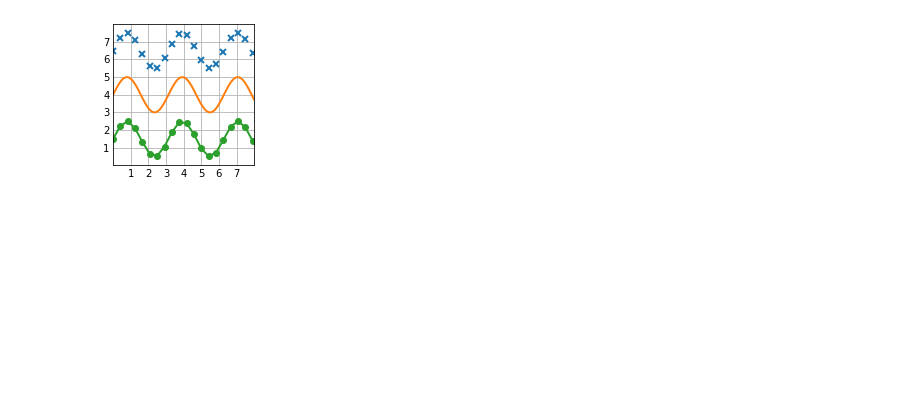
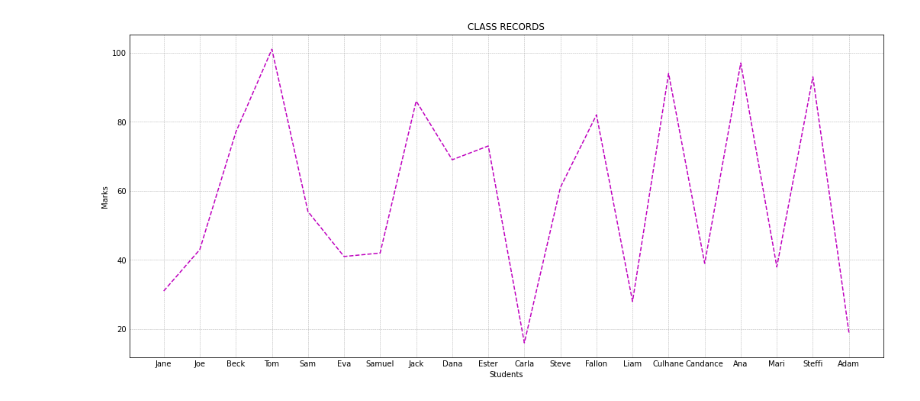
Before and after one commit to garudareddy-ai/DS_GitHub, a Jupyter notebook: 1_Core_Python/Misc.ipynb, the cells around one changed output. Cells and saved outputs as stored; diff of their text form; code cells hidden in the pictures; blank space fills up the shorter version.

```diff
--- a/1_Core_Python/Misc.ipynb
+++ b/1_Core_Python/Misc.ipynb
@@ -1,26 +1,22 @@
 # %%
 import matplotlib.pyplot as plt
-import numpy as np
+import random as random
 
-# plt.style.use('_mpl-gallery')
-
-# make data
-x = np.linspace(0, 10, 100)
-y = 4 + 1 * np.sin(2 * x)
-x2 = np.linspace(0, 10, 25)
-y2 = 4 + 1 * np.sin(2 * x2)
-
-# plot
-fig, ax = plt.subplots()
-
-ax.plot(x2, y2 + 2.5, 'x', markeredgewidth=2)
-ax.plot(x, y, linewidth=2.0)
-ax.plot(x2, y2 - 2.5, 'o-', linewidth=2)
-
-ax.set(xlim=(0, 8), xticks=np.arange(1, 8),
-       ylim=(0, 8), yticks=np.arange(1, 8))
-
+students = ["Jane", "Joe", "Beck", "Tom",
+            "Sam", "Eva", "Samuel", "Jack",
+            "Dana", "Ester", "Carla", "Steve",
+            "Fallon", "Liam", "Culhane", "Candance",
+            "Ana", "Mari", "Steffi", "Adam"]
+marks = []
+for i in range(0, len(students)):
+    marks.append(random.randint(0, 101))
+plt.figure(figsize=(14, 6))
+plt.xlabel("Students")
+plt.ylabel("Marks")
+plt.title("CLASS RECORDS")
+plt.plot(students, marks, 'm--')
+plt.grid(True, which='both', linestyle='--', linewidth=0.5)
 plt.show()
 # %% [output]
-[figure, old version]
+[figure, new version]
 # %%
```
Also changed, not shown: parts of 9 cells of this notebook, 2 other files.
